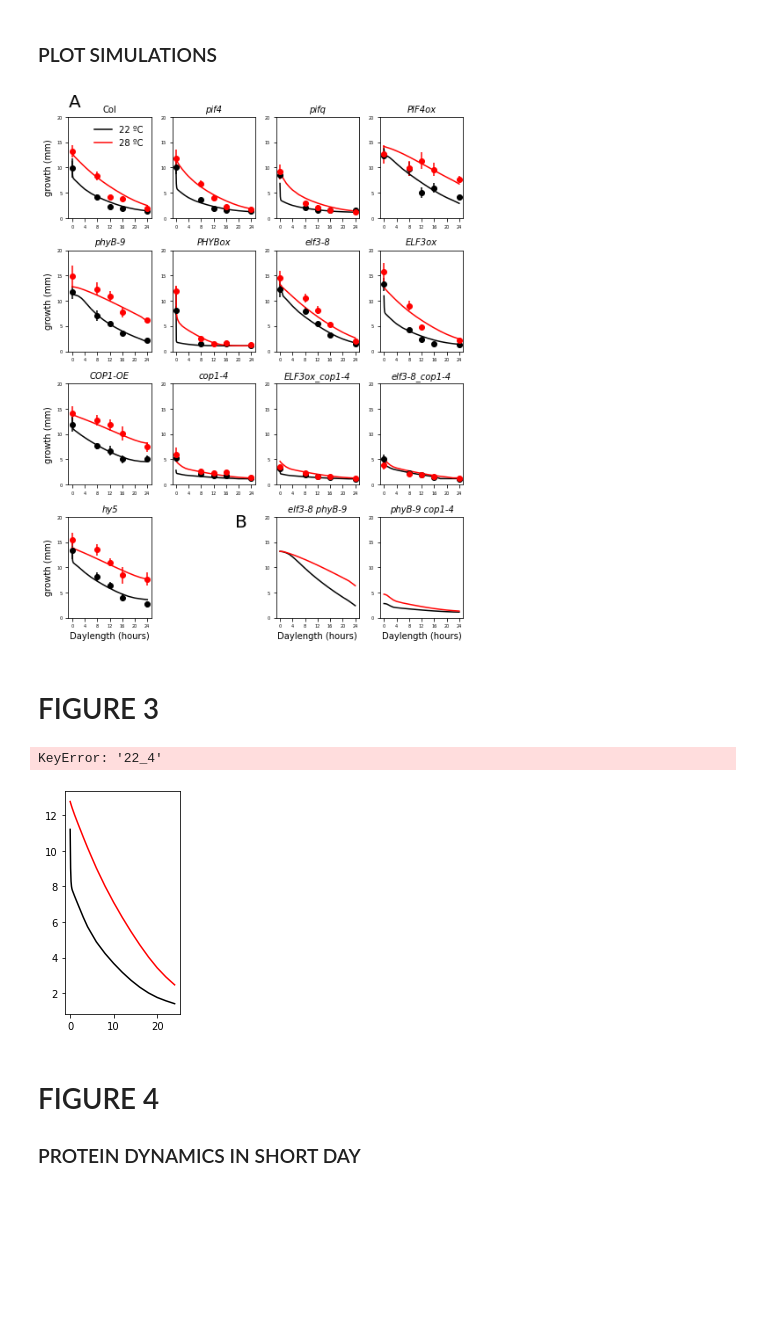
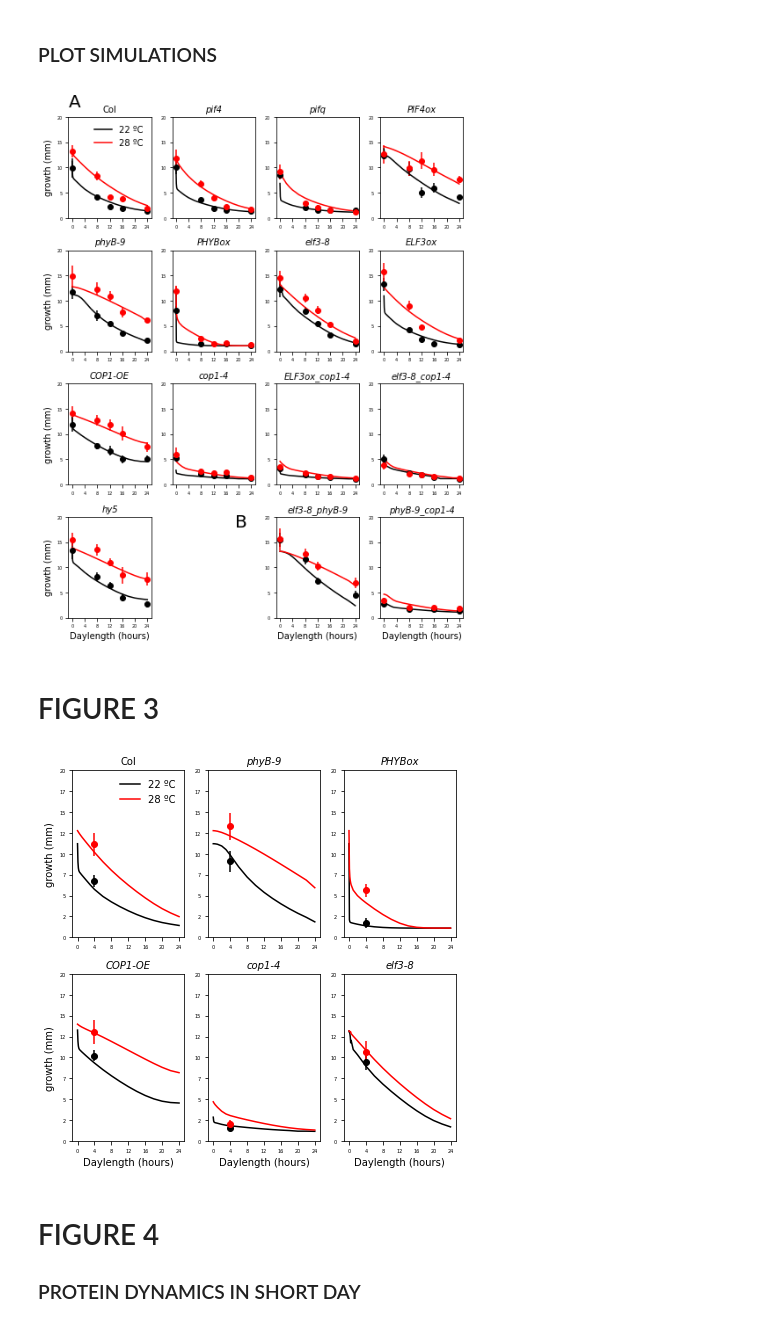
Before and after one commit to PabloCatalan/hypocotyl, a Jupyter notebook: main_figures.ipynb, the cells around one changed output. Drawn from its saved outputs; the diff is of its cells as text; code cells hidden in the pictures; blank space fills up the shorter version.

```diff
--- a/main_figures.ipynb
+++ b/main_figures.ipynb
@@ -18,3 +18,6 @@ with open('results/parameters_'+suffix+'.txt', 'r') as f:
     for line in f:
         w=line.split()
         params.append(float(w[0]))
+# %%
+for key,value in avgdata.items():
+    print(key)
@@ -25,7 +44,7 @@ with open('results/parameters_'+suffix+'.txt', 'r') as f:
 mutants=['Col', 'pif4', 'pifq', 'PIF4ox',
          'phyB-9', 'PHYBox', 'elf3-8', 'ELF3ox',
          'COP1-OE', 'cop1-4', 'ELF3ox_cop1-4', 'elf3-8_cop1-4',
-         'hy5', 'elf3-8 phyB-9', 'phyB-9 cop1-4']
+         'hy5', 'elf3-8_phyB-9', 'phyB-9_cop1-4']
 hypo_python, tot_python=model_results(Temp,Daylength2,params,mutants)
 # %% [markdown]
 ### WRITE DATA FROM SIMULATIONS
@@ -104,13 +123,13 @@ for mut in mutants:
 #fig.tight_layout()
 fig.savefig('figures/fig1_paper.pdf', bbox_inches='tight')
 # %% [output]
-[figure, old version]
+[figure, new version]
 # %% [markdown]
 # FIGURE 3
 # %%
 mutants=['Col', 'phyB-9', 'PHYBox',
          'COP1-OE', 'cop1-4', 'elf3-8']
-fig=plt.figure(figsize=(7,9))
+fig=plt.figure(figsize=(6,6))
 ncols=3
 nrows=2
 count=1
@@ -132,37 +151,36 @@ for mut in mutants:
     s22=[]
     s28=[]
     for D in [4]:
         key22='22_'+str(D)
         key28='28_'+str(D)
         if mut in avgdata:
             d22.append(avgdata[mut][key22])
             d28.append(avgdata[mut][key28])
             s22.append(stddata[mut][key22])
             s28.append(stddata[mut][key28])
     if mut in avgdata:
-        ax.errorbar(Daylength, d22, yerr=s22, fmt='o', color='k')
-        ax.errorbar(Daylength, d28, yerr=s28, fmt='o', color='r')
+        ax.errorbar([4], d22, yerr=s22, fmt='o', color='k')
+        ax.errorbar([4], d28, yerr=s28, fmt='o', color='r')
     if mut=='Col':
         ax.set_title(mut, size=10)
     else:
         ax.set_title(mut, style='italic', size=10)
     ax.set_ylim([0,20])
     if count==1:
         ax.legend(loc='upper right', frameon=False)
     if count>3:
         ax.set_xlabel('Daylength (hours)', size=10)
     if count%3==1:
         ax.set_ylabel('growth (mm)', size=10)
     ax.set_xticks([0,4,8,12,16,20,24])
     ax.set_xticklabels([0,4,8,12,16,20,24], size=5)
     ax.set_yticklabels(ax.get_yticks(), size=5)
     ax.yaxis.set_major_formatter(FormatStrFormatter('%d'))
     count+=1
 fig.tight_layout()
 fig.savefig('figures/fig3_paper.pdf', bbox_inches='tight')
 # %% [output]
-KeyError: '22_4'
-[figure, old version]
+[figure, new version]
 # %% [markdown]
 # FIGURE 4
 ### PROTEIN DYNAMICS IN SHORT DAY
```
Also changed, not shown: parts of 4 cells of this notebook, 1 other file.
